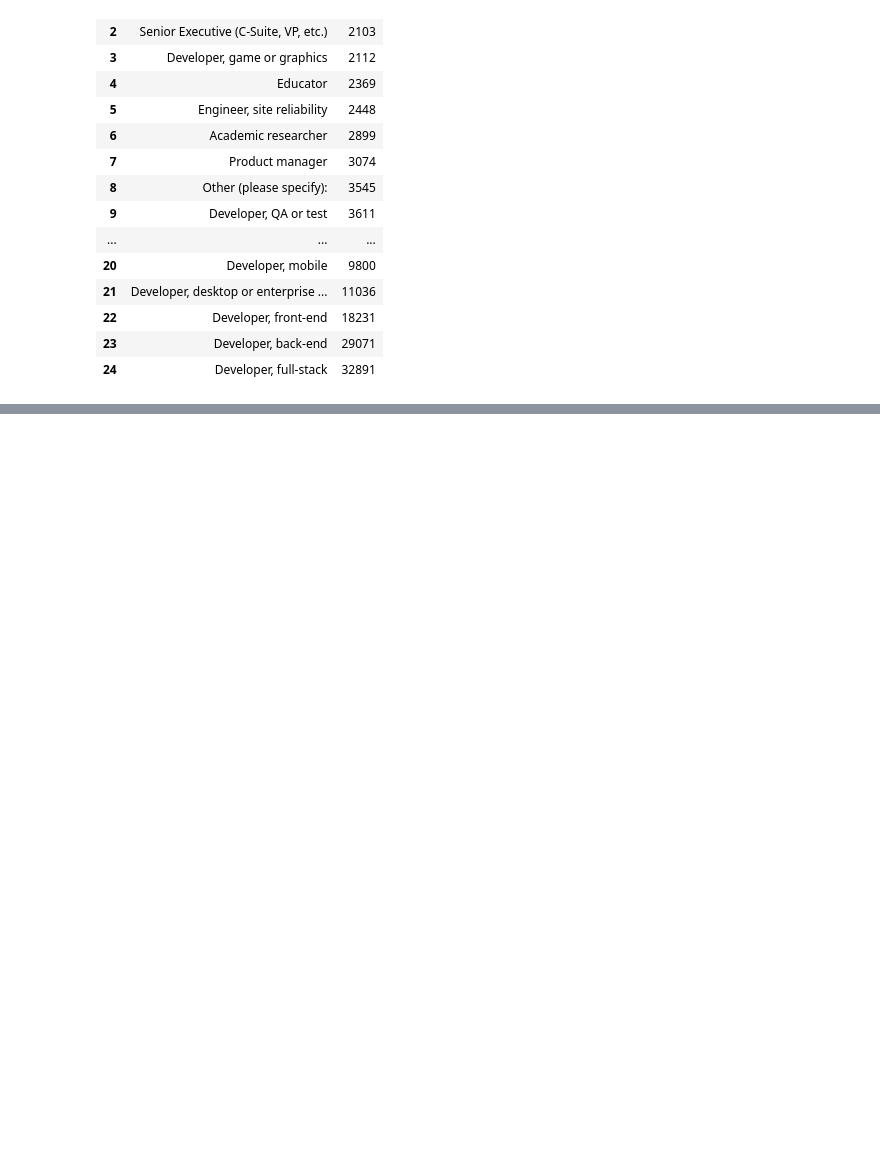
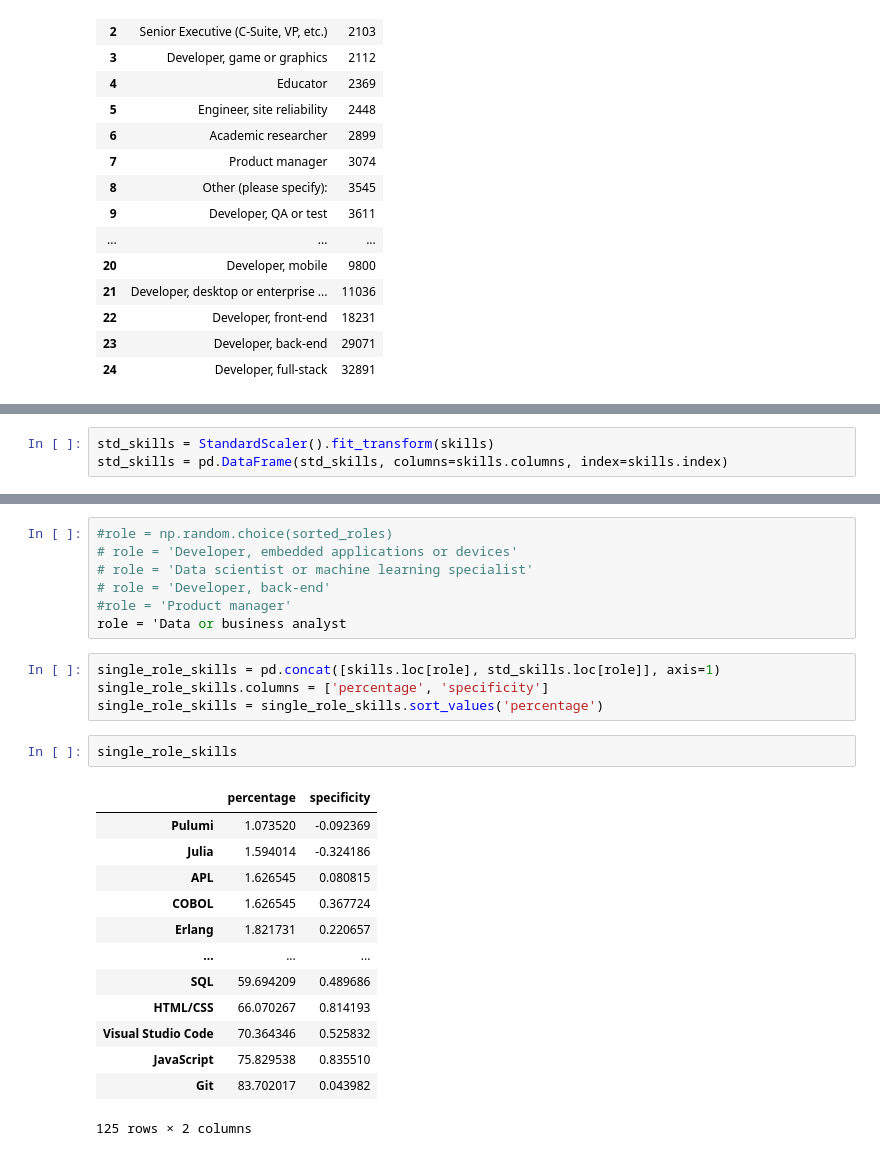
Before and after one commit to GehadTahoon/End_to_end_Datascience_Project-JobTechGuide, a Jupyter notebook: notebooks/02_Analytics.ipynb, the cells around one changed output, grey strips where cells are left out. Drawn from its saved outputs; the diff is of its cells as text; blank space fills up the shorter version.

```diff
--- a/notebooks/02_Analytics.ipynb
+++ b/notebooks/02_Analytics.ipynb
@@ -95,0 +237,3 @@ job_freq
+# %%
+std_skills = StandardScaler().fit_transform(skills)
+std_skills = pd.DataFrame(std_skills, columns=skills.columns, index=skills.index)
@@ -95,0 +270,27 @@ job_freq
+# %%
+#role = np.random.choice(sorted_roles)
+# role = 'Developer, embedded applications or devices'
+# role = 'Data scientist or machine learning specialist'
+# role = 'Developer, back-end'
+#role = 'Product manager'
+role = 'Data or business analyst
+# %%
+single_role_skills = pd.concat([skills.loc[role], std_skills.loc[role]], axis=1)
+single_role_skills.columns = ['percentage', 'specificity']
+single_role_skills = single_role_skills.sort_values('percentage')
+# %%
+single_role_skills
+# %% [output]
+|  | percentage | specificity |
+| Pulumi | 1.073520 | -0.092369 |
+| Julia | 1.594014 | -0.324186 |
+| APL | 1.626545 | 0.080815 |
+| COBOL | 1.626545 | 0.367724 |
+| Erlang | 1.821731 | 0.220657 |
+| ... | ... | ... |
+| SQL | 59.694209 | 0.489686 |
+| HTML/CSS | 66.070267 | 0.814193 |
+| Visual Studio Code | 70.364346 | 0.525832 |
+| JavaScript | 75.829538 | 0.835510 |
+| Git | 83.702017 | 0.043982 |
+125 rows × 2 columns
```
Also changed, not shown: parts of 25 cells of this notebook, 5 other files.
